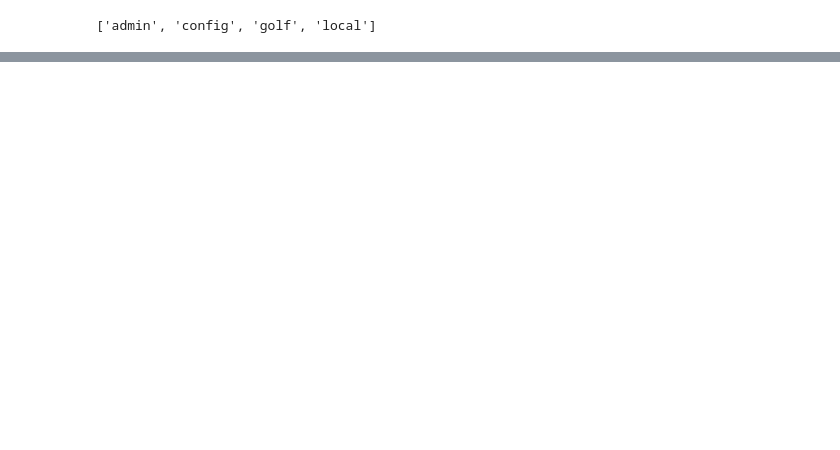
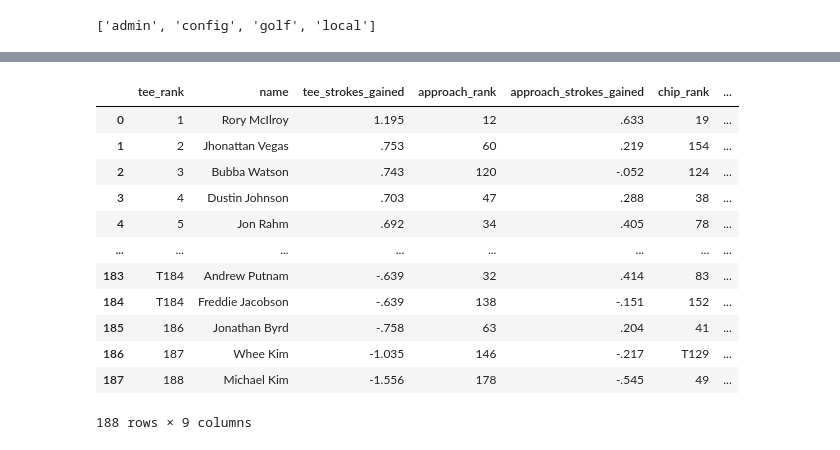
Before and after one commit to qnchenry-q/PGA-EDA, a Jupyter notebook: Scraper.ipynb, the cells around one changed output, grey strips where cells are left out. Drawn from its saved outputs; the diff is of its cells as text; code cells hidden in the pictures; blank space fills up the shorter version.

```diff
--- a/Scraper.ipynb
+++ b/Scraper.ipynb
@@ -78,0 +408,3 @@ client.list_database_names()
+# %%
+tee_df = pd.DataFrame(tee_trimmed, columns = ['tee_rank', 'name', 'tee_strokes_gained'])
+tee_df
@@ -78,0 +425,3 @@ client.list_database_names()
+# %%
+approach_df = pd.DataFrame(approach_trimmed, columns = ['approach_rank', 'name', 'approach_strokes_gained'])
+approach_df
@@ -78,0 +442,3 @@ client.list_database_names()
+# %%
+chip_df = pd.DataFrame(chip_trimmed, columns = ['chip_rank', 'name', 'chip_strokes_gained'])
+chip_df
@@ -78,0 +459,3 @@ client.list_database_names()
+# %%
+putt_df = pd.DataFrame(putt_trimmed, columns = ['putt_rank', 'name', 'putt_strokes_gained'])
+putt_df
@@ -78,0 +476,20 @@ client.list_database_names()
+# %%
+#Merge DataFrames
+golf_df = pd.merge(tee_df, approach_df, how = 'left', on = 'name')
+golf_df = pd.merge(golf_df, chip_df, how = 'left', on = 'name')
+golf_df = pd.merge(golf_df, putt_df, how = 'left', on = 'name')
+golf_df
+# %% [output]
+|  | tee_rank | name | tee_strokes_gained | approach_rank | approach_strokes_gained | chip_rank | ... |
+| 0 | 1 | Rory McIlroy | 1.195 | 12 | .633 | 19 | ... |
+| 1 | 2 | Jhonattan Vegas | .753 | 60 | .219 | 154 | ... |
+| 2 | 3 | Bubba Watson | .743 | 120 | -.052 | 124 | ... |
+| 3 | 4 | Dustin Johnson | .703 | 47 | .288 | 38 | ... |
+| 4 | 5 | Jon Rahm | .692 | 34 | .405 | 78 | ... |
+| ... | ... | ... | ... | ... | ... | ... | ... |
+| 183 | T184 | Andrew Putnam | -.639 | 32 | .414 | 83 | ... |
+| 184 | T184 | Freddie Jacobson | -.639 | 138 | -.151 | 152 | ... |
+| 185 | 186 | Jonathan Byrd | -.758 | 63 | .204 | 41 | ... |
+| 186 | 187 | Whee Kim | -1.035 | 146 | -.217 | T129 | ... |
+| 187 | 188 | Michael Kim | -1.556 | 178 | -.545 | 49 | ... |
+188 rows × 9 columns
```
Also changed, not shown: parts of 35 cells of this notebook.
